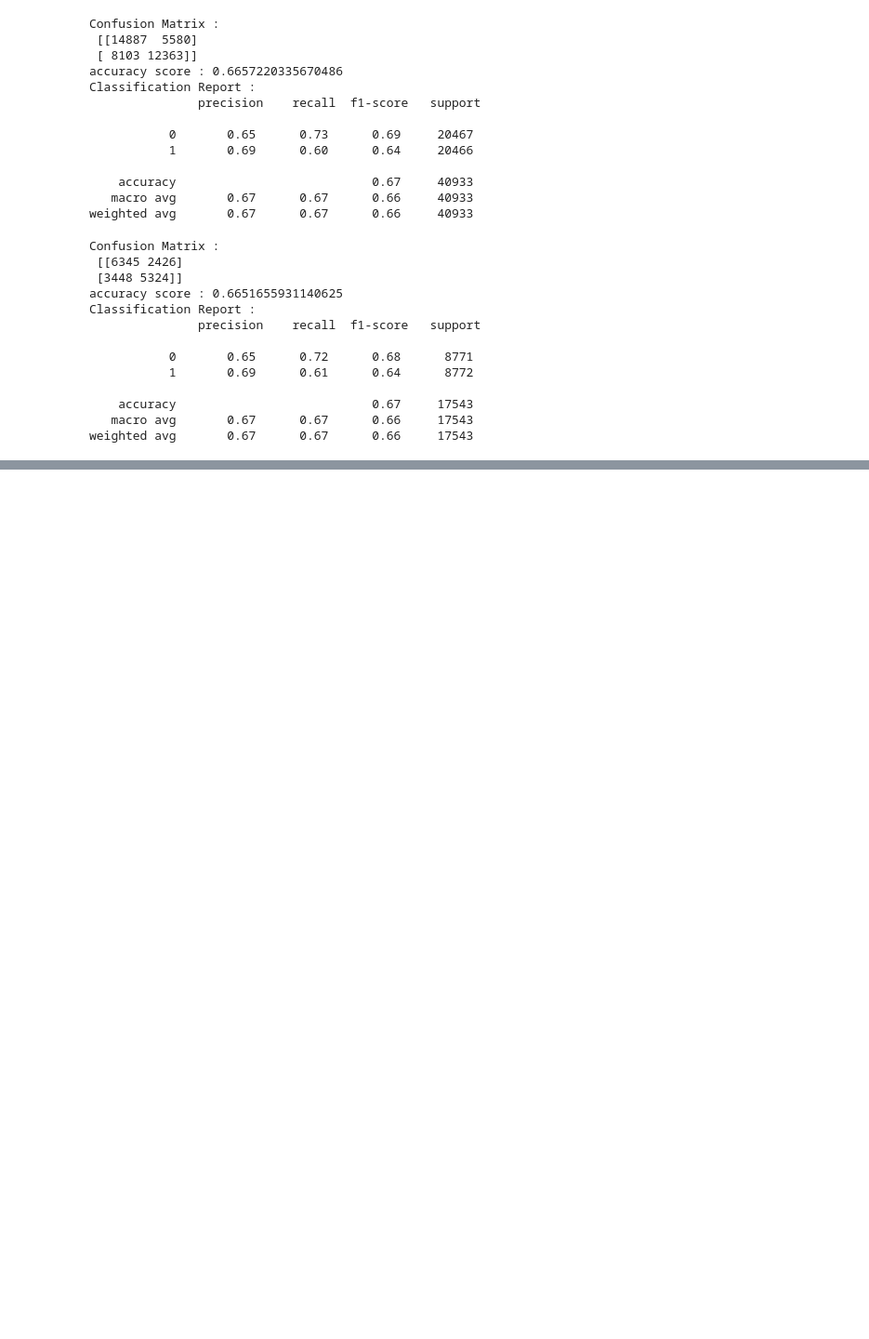
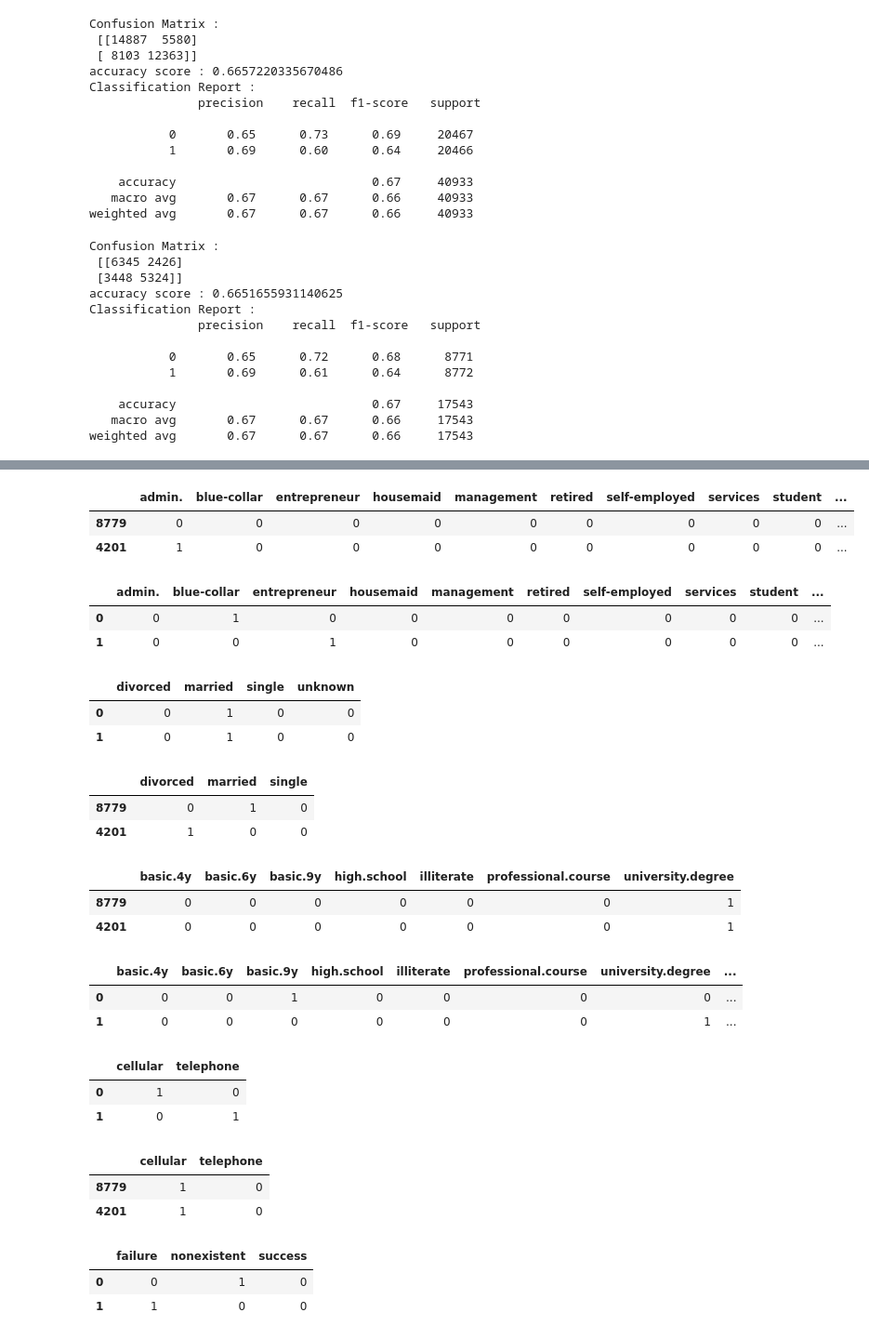
Before and after one commit to prashant4961/project, a Jupyter notebook: bank_dataset_classification.ipynb, the cells around one changed output, grey strips where cells are left out. Shown at 93% size. Drawn from its saved outputs; the diff is of its cells as text; code cells hidden in the pictures; blank space fills up the shorter version.

```diff
--- a/bank_dataset_classification.ipynb
+++ b/bank_dataset_classification.ipynb
@@ -1338,0 +1350,54 @@ dict_cols.close()
+# %%
+x_train.iloc[:,7:18].head(2)
+# %% [output]
+|  | admin. | blue-collar | entrepreneur | housemaid | management | retired | self-employed | services | student | ... |
+| 8779 | 0 | 0 | 0 | 0 | 0 | 0 | 0 | 0 | 0 | ... |
+| 4201 | 1 | 0 | 0 | 0 | 0 | 0 | 0 | 0 | 0 | ... |
+# %%
+df_job.head(2)
+# %% [output]
+|  | admin. | blue-collar | entrepreneur | housemaid | management | retired | self-employed | services | student | ... |
+| 0 | 0 | 1 | 0 | 0 | 0 | 0 | 0 | 0 | 0 | ... |
+| 1 | 0 | 0 | 1 | 0 | 0 | 0 | 0 | 0 | 0 | ... |
+# %%
+df_marital.head(2)
+# %% [output]
+|  | divorced | married | single | unknown |
+| 0 | 0 | 1 | 0 | 0 |
+| 1 | 0 | 1 | 0 | 0 |
+# %%
+x_train.iloc[:,18:21].head(2)
+# %% [output]
+|  | divorced | married | single |
+| 8779 | 0 | 1 | 0 |
+| 4201 | 1 | 0 | 0 |
+# %%
+x_train.iloc[:,21:28].head(2)
+# %% [output]
+|  | basic.4y | basic.6y | basic.9y | high.school | illiterate | professional.course | university.degree |
+| 8779 | 0 | 0 | 0 | 0 | 0 | 0 | 1 |
+| 4201 | 0 | 0 | 0 | 0 | 0 | 0 | 1 |
+# %%
+df_education.head(2)
+# %% [output]
+|  | basic.4y | basic.6y | basic.9y | high.school | illiterate | professional.course | university.degree | ... |
+| 0 | 0 | 0 | 1 | 0 | 0 | 0 | 0 | ... |
+| 1 | 0 | 0 | 0 | 0 | 0 | 0 | 1 | ... |
+# %%
+df_contact.head(2)
+# %% [output]
+|  | cellular | telephone |
+| 0 | 1 | 0 |
+| 1 | 0 | 1 |
+# %%
+x_train.iloc[:,28:30].head(2)
+# %% [output]
+|  | cellular | telephone |
+| 8779 | 1 | 0 |
+| 4201 | 1 | 0 |
+# %%
+df_poutcome.head(2)
+# %% [output]
+|  | failure | nonexistent | success |
+| 0 | 0 | 1 | 0 |
+| 1 | 1 | 0 | 0 |
```
Also changed, not shown: parts of 20 cells of this notebook, 1 other file.
